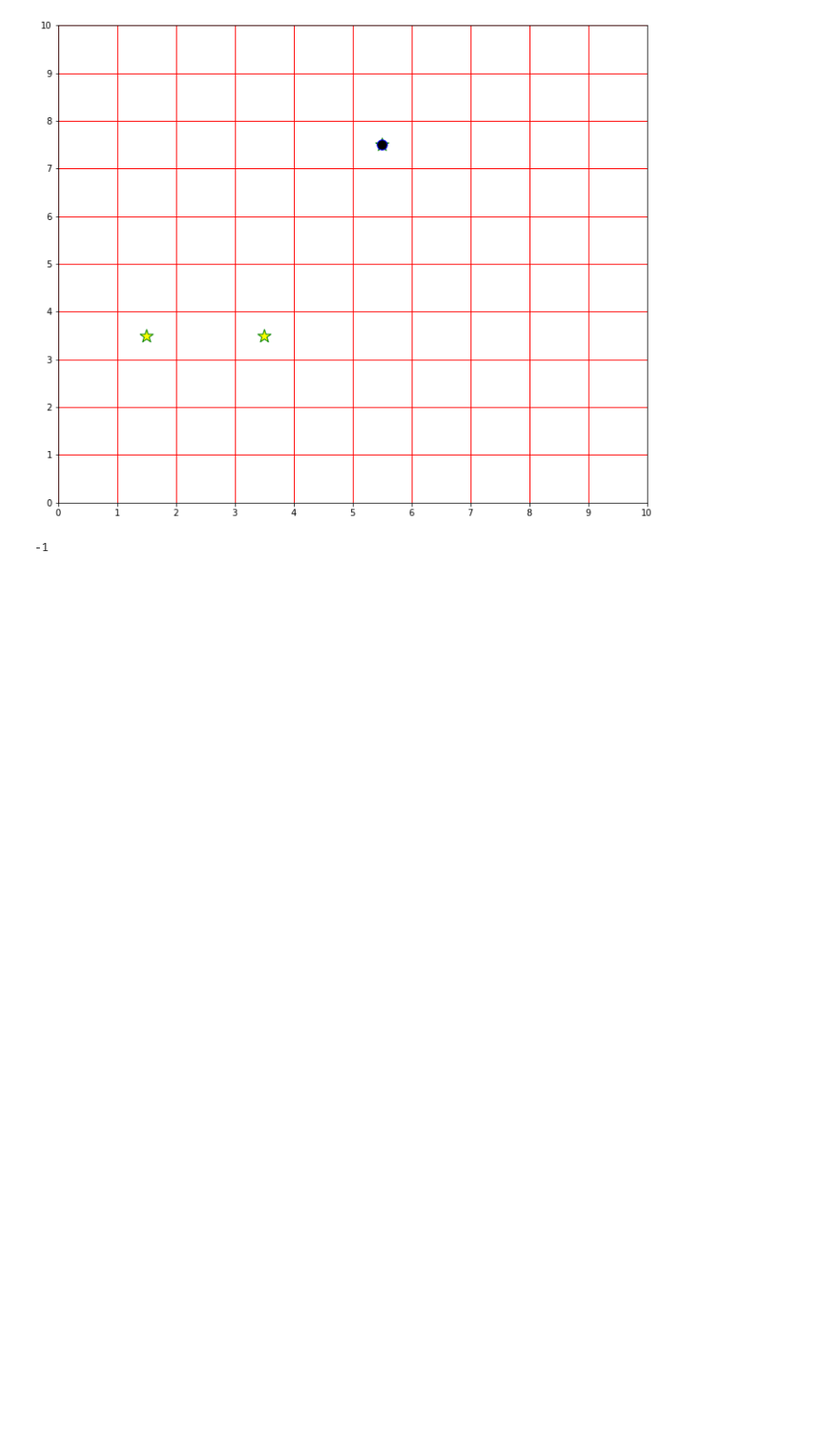
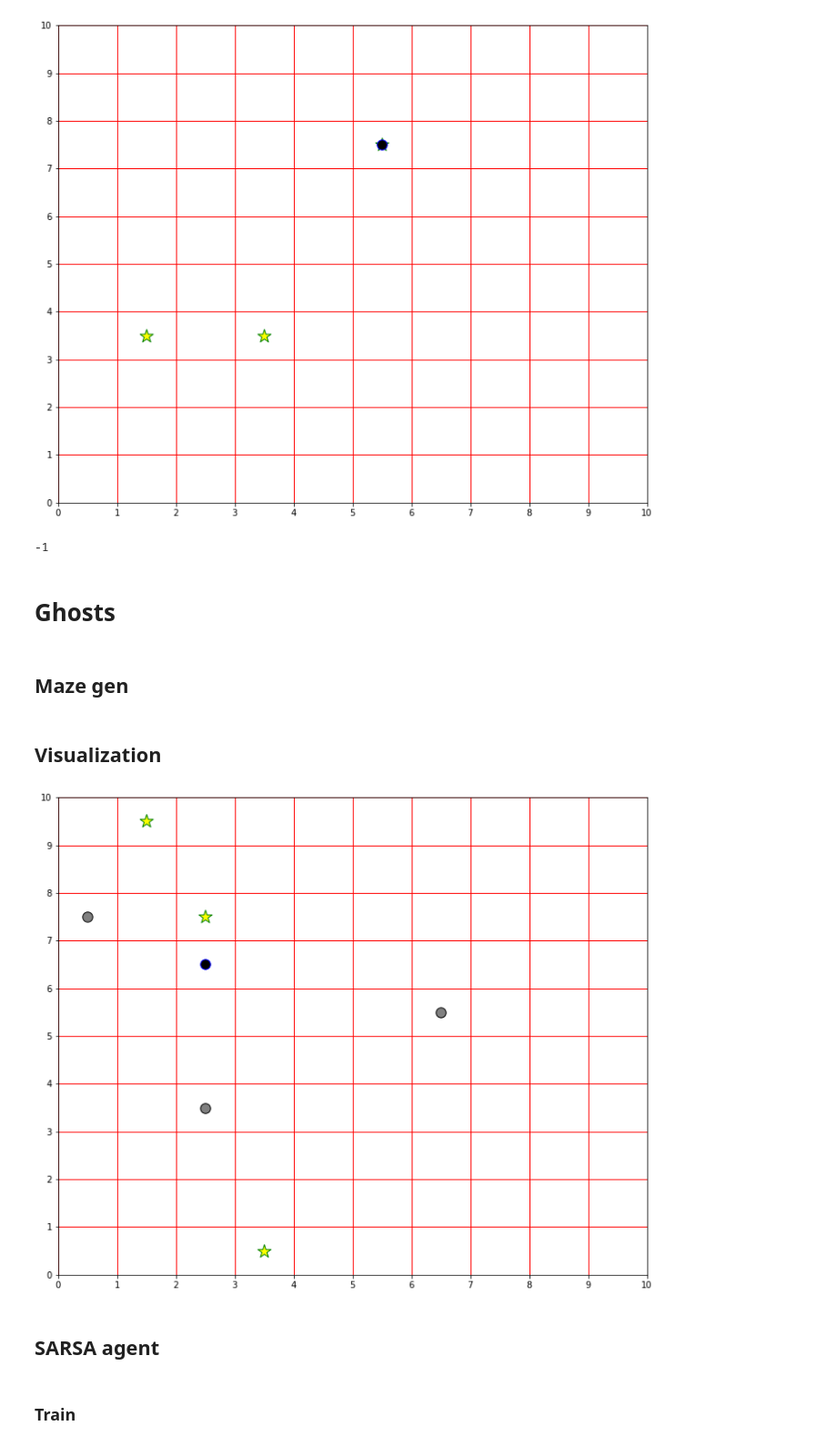
Before and after one commit to SylvanBrocard/SARSA, a Jupyter notebook: dev.ipynb, the cells around one changed output. Shown at 91% size. Drawn from its saved outputs; the diff is of its cells as text; code cells hidden in the pictures; blank space fills up the shorter version.

Commit message:
added ghosts

```diff
--- a/dev.ipynb
+++ b/dev.ipynb
@@ -89,3 +91,17 @@ game.run_game(plot=True)
 # %% [output]
 [figure]
 -1
+# %% [markdown]
+ # Ghosts
+# %% [markdown]
+## Maze gen
+# %%
+maze = MazeWithGhosts((10, 10), 3, 3)
+# %% [markdown]
+## Visualization
+# %%
+plot_maze(maze)
+# %% [output]
+[figure, added]
+# %% [markdown]
+## SARSA agent
@@ -91,0 +110,2 @@ game.run_game(plot=True)
+# %% [markdown]
+### Train
```
Also changed, not shown: parts of 10 cells of this notebook, 5 other files.
